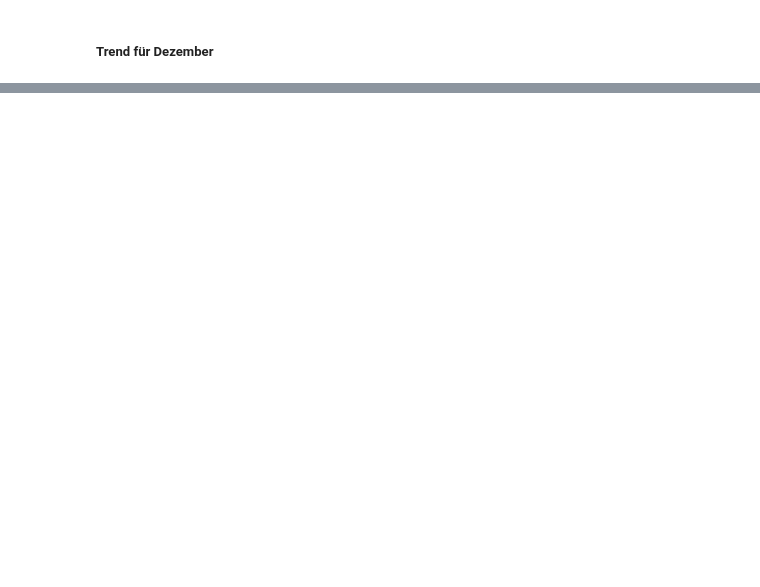
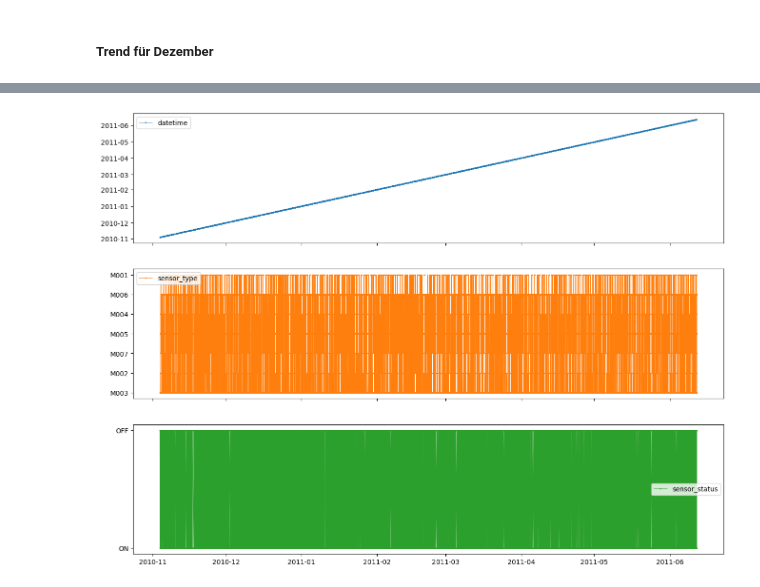
Before and after one commit to ddening/ambient-assisted-living, a Jupyter notebook: src/aruba_sleep_activity.ipynb, the cells around one changed output, grey strips where cells are left out. Drawn from its saved outputs; the diff is of its cells as text; code cells hidden in the pictures; blank space fills up the shorter version.

```diff
--- a/src/aruba_sleep_activity.ipynb
+++ b/src/aruba_sleep_activity.ipynb
@@ -928,0 +884,18 @@ plt.show()
+# %%
+# Create a subset for motion sensors
+df_motion_sensor = create_data_subset(df_aruba, pattern_motion_sensor)
+df_motion_sensor = df_motion_sensor.reset_index(drop=True)
+
+df_motion_sensor.loc[:, "date"] = pd.to_datetime(df_motion_sensor["datetime"]).dt.date
+df_motion_sensor.loc[:, "time"] = (
+    pd.to_datetime(df_motion_sensor["datetime"], format="%H:%M:%S.%f").dt.floor("s").dt.time
+)
+
+df_bedroom = df_motion_sensor.loc[df_motion_sensor["sensor_type"].isin(filter_sensor_group["bedroom"])]
+# %%
+df_bedroom_train = df_bedroom[["datetime", "sensor_type", "sensor_status"]]
+df_bedroom_train = df_bedroom_train.reset_index(drop=True)
+#df_bedroom_train.index = df_bedroom_train["datetime"]
+display(df_bedroom_train)
+
+bedroom_train = validate_series(df_bedroom_train)
@@ -928,0 +917,17 @@ plt.show()
+# %%
+import matplotlib.pyplot as plt
+from adtk.visualization import plot
+import seaborn as sns
+
+#print(plt.style.available)
+# /opt/conda/lib/python3/site-package/adtk
+# python -m compileall .
+# Set a valid style
+#lt.style.use('seaborn-whitegrid')
+
+# Example plot
+# Assuming `data` is your time series and `events` are the events detected
+plot(bedroom_train)
+plt.show()
+# %% [output]
+[figure, added]
```
Also changed, not shown: parts of 17 cells of this notebook.
